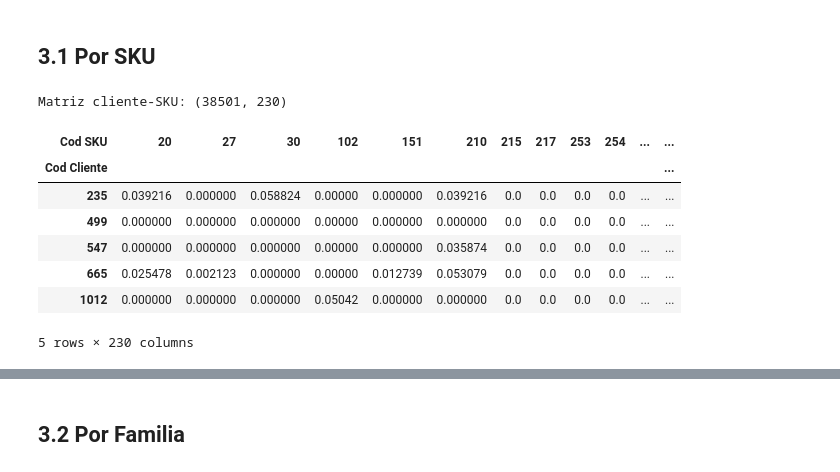
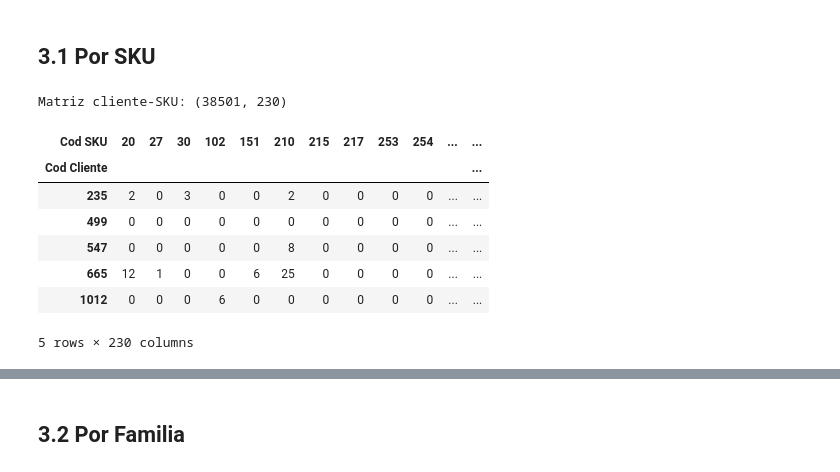
Before and after one commit to vmigonesumma/ci0103, a Jupyter notebook: segmentacion_clientes_por_canasta_vs02.ipynb, the cells around one changed output, grey strips where cells are left out. Saved outputs shown, nothing was run; the diff lists cells and outputs as text; code cells hidden in the pictures.

```diff
--- a/segmentacion_clientes_por_canasta_vs02.ipynb
+++ b/segmentacion_clientes_por_canasta_vs02.ipynb
@@ -505,24 +687,24 @@ def tabla_cluster_negocio(segmentacion_clientes):
 # %%
 # Iteramos la clusterización
 granularidad_sku = "Cod SKU" # "familia_marca"#"Cod SKU"             # Familia, Familia-marca, Subfamilia, SKU
-conteo_compra = "pg_compras" # "conteo" # "binario"
-verbosity = False
+conteo_compra = "conteo" # "conteo" # "binario"
+verbosity = True
 umbral = 0.5
 
 matriz_cliente_sku = preparar(
     ventas,
     granularidad_sku,
     conteo_compra,
     True,
 )
 # %% [output]
 Matriz cliente-SKU: (38501, 230)
 | Cod SKU | 20 | 27 | 30 | 102 | 151 | 210 | 215 | 217 | 253 | 254 | ... | ... |
 | Cod Cliente |  |  |  |  |  |  |  |  |  |  |  | ... |
-| 235 | 0.039216 | 0.000000 | 0.058824 | 0.00000 | 0.000000 | 0.039216 | 0.0 | 0.0 | 0.0 | 0.0 | ... | ... |
-| 499 | 0.000000 | 0.000000 | 0.000000 | 0.00000 | 0.000000 | 0.000000 | 0.0 | 0.0 | 0.0 | 0.0 | ... | ... |
-| 547 | 0.000000 | 0.000000 | 0.000000 | 0.00000 | 0.000000 | 0.035874 | 0.0 | 0.0 | 0.0 | 0.0 | ... | ... |
-| 665 | 0.025478 | 0.002123 | 0.000000 | 0.00000 | 0.012739 | 0.053079 | 0.0 | 0.0 | 0.0 | 0.0 | ... | ... |
-| 1012 | 0.000000 | 0.000000 | 0.000000 | 0.05042 | 0.000000 | 0.000000 | 0.0 | 0.0 | 0.0 | 0.0 | ... | ... |
+| 235 | 2 | 0 | 3 | 0 | 0 | 2 | 0 | 0 | 0 | 0 | ... | ... |
+| 499 | 0 | 0 | 0 | 0 | 0 | 0 | 0 | 0 | 0 | 0 | ... | ... |
+| 547 | 0 | 0 | 0 | 0 | 0 | 8 | 0 | 0 | 0 | 0 | ... | ... |
+| 665 | 12 | 1 | 0 | 0 | 6 | 25 | 0 | 0 | 0 | 0 | ... | ... |
+| 1012 | 0 | 0 | 0 | 6 | 0 | 0 | 0 | 0 | 0 | 0 | ... | ... |
 5 rows × 230 columns
 # %%
```
Also changed, not shown: parts of 36 cells of this notebook, 31 other files.
